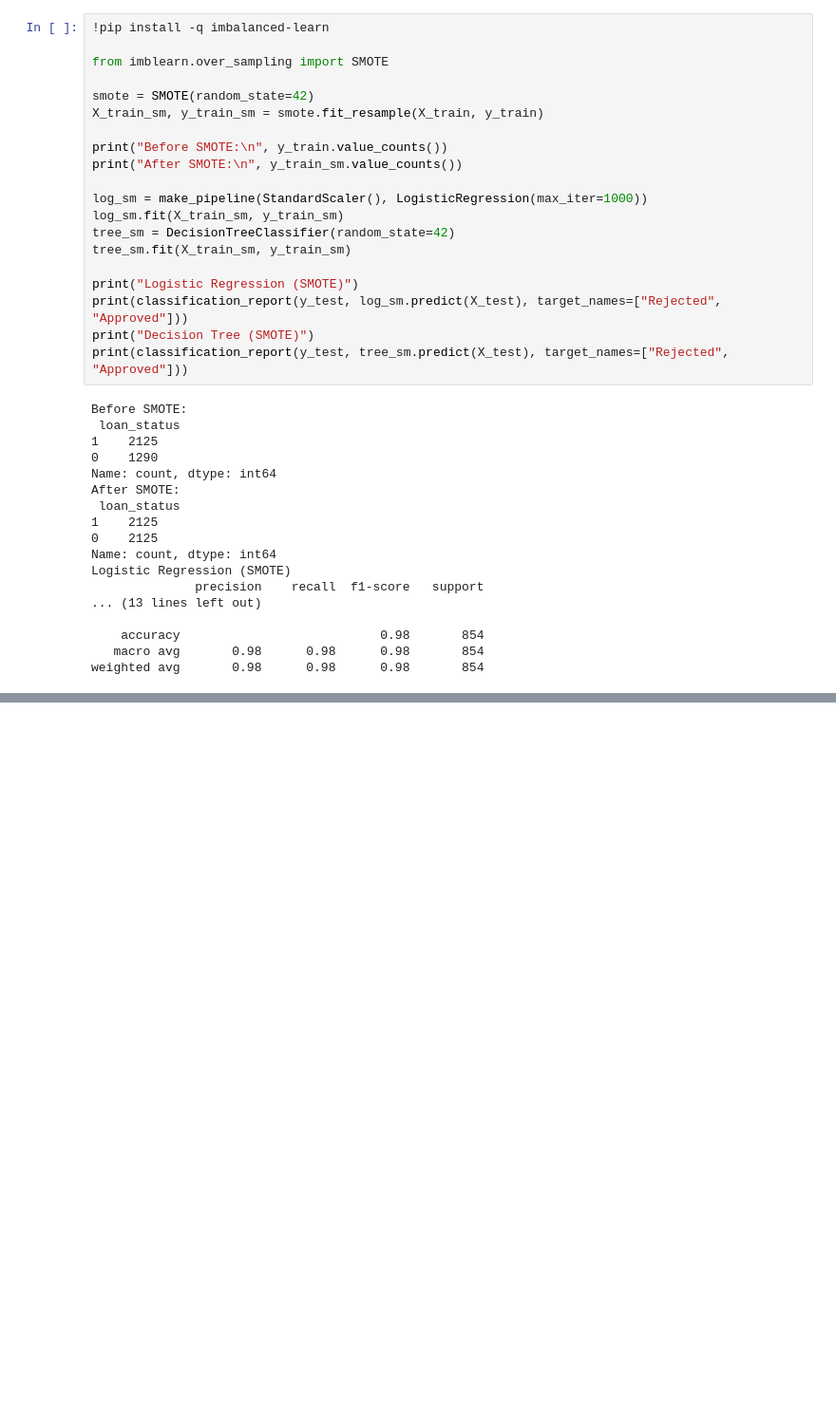
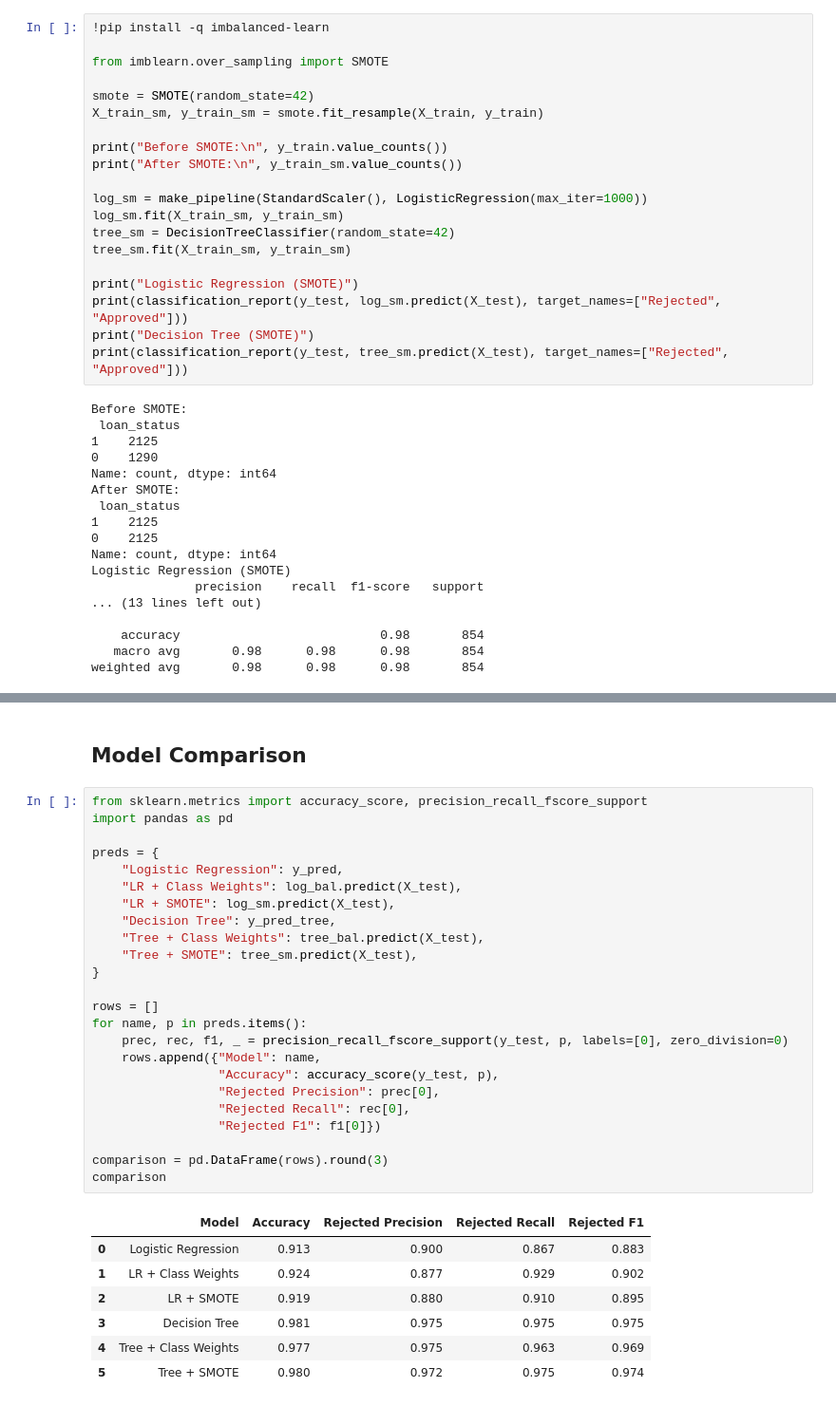
Before and after one commit to asmipandey18/Elevvo_Ml_Internship, a Jupyter notebook: task4_loan_approval_prediction/Loan_approval_prediction.ipynb, the cells around one changed output, grey strips where cells are left out. Shown at 95% size. Drawn from its saved outputs; the diff is of its cells as text; blank space fills up the shorter version.

```diff
--- a/task4_loan_approval_prediction/Loan_approval_prediction.ipynb
+++ b/task4_loan_approval_prediction/Loan_approval_prediction.ipynb
@@ -406,0 +411,34 @@ weighted avg       0.98      0.98      0.98       854
+# %% [markdown]
+## Model Comparison
+# %%
+from sklearn.metrics import accuracy_score, precision_recall_fscore_support
+import pandas as pd
+
+preds = {
+    "Logistic Regression": y_pred,
+    "LR + Class Weights": log_bal.predict(X_test),
+    "LR + SMOTE": log_sm.predict(X_test),
+    "Decision Tree": y_pred_tree,
+    "Tree + Class Weights": tree_bal.predict(X_test),
+    "Tree + SMOTE": tree_sm.predict(X_test),
+}
+
+rows = []
+for name, p in preds.items():
+    prec, rec, f1, _ = precision_recall_fscore_support(y_test, p, labels=[0], zero_division=0)
+    rows.append({"Model": name,
+                 "Accuracy": accuracy_score(y_test, p),
+                 "Rejected Precision": prec[0],
+                 "Rejected Recall": rec[0],
+                 "Rejected F1": f1[0]})
+
+comparison = pd.DataFrame(rows).round(3)
+comparison
+# %% [output]
+|  | Model | Accuracy | Rejected Precision | Rejected Recall | Rejected F1 |
+| 0 | Logistic Regression | 0.913 | 0.900 | 0.867 | 0.883 |
+| 1 | LR + Class Weights | 0.924 | 0.877 | 0.929 | 0.902 |
+| 2 | LR + SMOTE | 0.919 | 0.880 | 0.910 | 0.895 |
+| 3 | Decision Tree | 0.981 | 0.975 | 0.975 | 0.975 |
+| 4 | Tree + Class Weights | 0.977 | 0.975 | 0.963 | 0.969 |
+| 5 | Tree + SMOTE | 0.980 | 0.972 | 0.975 | 0.974 |
```
Also changed, not shown: parts of 7 cells of this notebook.
